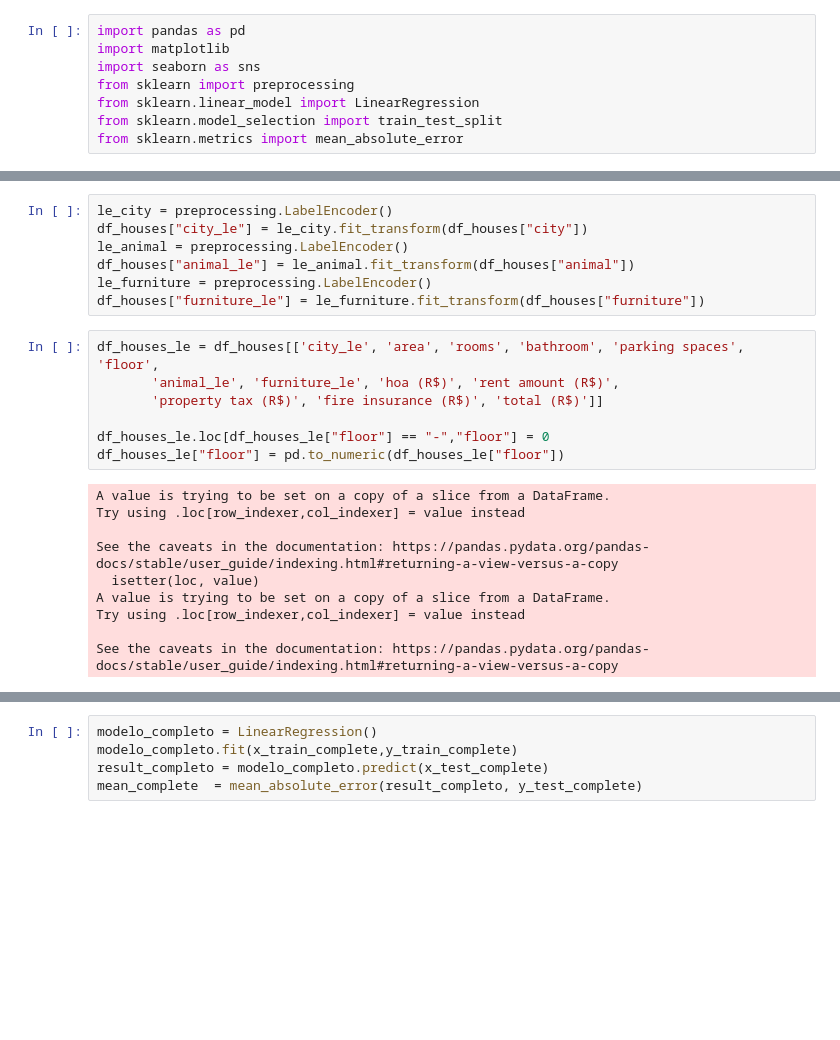
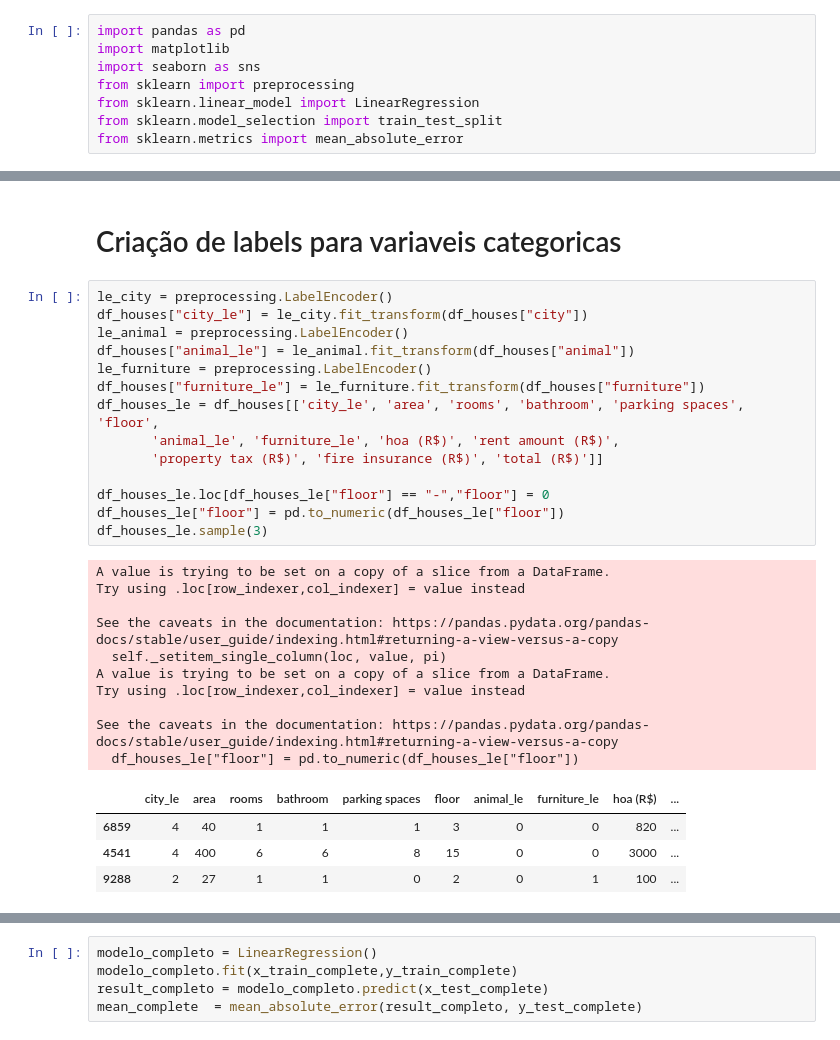
Before and after one commit to RubensSJunior/Ciencias-de-dados, a Jupyter notebook: Regression/House_prices/Experimento_Simples_Seleção_de_Features.ipynb, the cells around one changed output, grey strips where cells are left out. Drawn from its saved outputs; the diff is of its cells as text; blank space fills up the shorter version.

```diff
--- a/Regression/House_prices/Experimento_Simples_Seleção_de_Features.ipynb
+++ b/Regression/House_prices/Experimento_Simples_Seleção_de_Features.ipynb
@@ -16,24 +21,31 @@ sns.heatmap(df_houses.corr())
+# %% [markdown]
+# Criação de labels para variaveis categoricas
 # %%
 le_city = preprocessing.LabelEncoder()
 df_houses["city_le"] = le_city.fit_transform(df_houses["city"])
 le_animal = preprocessing.LabelEncoder()
 df_houses["animal_le"] = le_animal.fit_transform(df_houses["animal"])
 le_furniture = preprocessing.LabelEncoder()
 df_houses["furniture_le"] = le_furniture.fit_transform(df_houses["furniture"])
+df_houses_le = df_houses[['city_le', 'area', 'rooms', 'bathroom', 'parking spaces', 'floor',
+       'animal_le', 'furniture_le', 'hoa (R$)', 'rent amount (R$)',
+       'property tax (R$)', 'fire insurance (R$)', 'total (R$)']]
+
+df_houses_le.loc[df_houses_le["floor"] == "-","floor"] = 0
+df_houses_le["floor"] = pd.to_numeric(df_houses_le["floor"])
+df_houses_le.sample(3)
+# %% [output]
+A value is trying to be set on a copy of a slice from a DataFrame.
+Try using .loc[row_indexer,col_indexer] = value instead
+
+See the caveats in the documentation: https://pandas.pydata.org/pandas-docs/stable/user_guide/indexing.html#returning-a-view-versus-a-copy
+  self._setitem_single_column(loc, value, pi)
+A value is trying to be set on a copy of a slice from a DataFrame.
+Try using .loc[row_indexer,col_indexer] = value instead
+
+See the caveats in the documentation: https://pandas.pydata.org/pandas-docs/stable/user_guide/indexing.html#returning-a-view-versus-a-copy
+  df_houses_le["floor"] = pd.to_numeric(df_houses_le["floor"])
+|  | city_le | area | rooms | bathroom | parking spaces | floor | animal_le | furniture_le | hoa (R$) | ... |
+| 6859 | 4 | 40 | 1 | 1 | 1 | 3 | 0 | 0 | 820 | ... |
+| 4541 | 4 | 400 | 6 | 6 | 8 | 15 | 0 | 0 | 3000 | ... |
+| 9288 | 2 | 27 | 1 | 1 | 0 | 2 | 0 | 1 | 100 | ... |
-# %%
-df_houses_le = df_houses[['city_le', 'area', 'rooms', 'bathroom', 'parking spaces', 'floor',
-       'animal_le', 'furniture_le', 'hoa (R$)', 'rent amount (R$)',
-       'property tax (R$)', 'fire insurance (R$)', 'total (R$)']]
-
-df_houses_le.loc[df_houses_le["floor"] == "-","floor"] = 0
-df_houses_le["floor"] = pd.to_numeric(df_houses_le["floor"])
-# %% [output]
-A value is trying to be set on a copy of a slice from a DataFrame.
-Try using .loc[row_indexer,col_indexer] = value instead
-
-See the caveats in the documentation: https://pandas.pydata.org/pandas-docs/stable/user_guide/indexing.html#returning-a-view-versus-a-copy
-  isetter(loc, value)
-A value is trying to be set on a copy of a slice from a DataFrame.
-Try using .loc[row_indexer,col_indexer] = value instead
-
-See the caveats in the documentation: https://pandas.pydata.org/pandas-docs/stable/user_guide/indexing.html#returning-a-view-versus-a-copy
```
Also changed, not shown: parts of 14 cells of this notebook, 4 other files.
